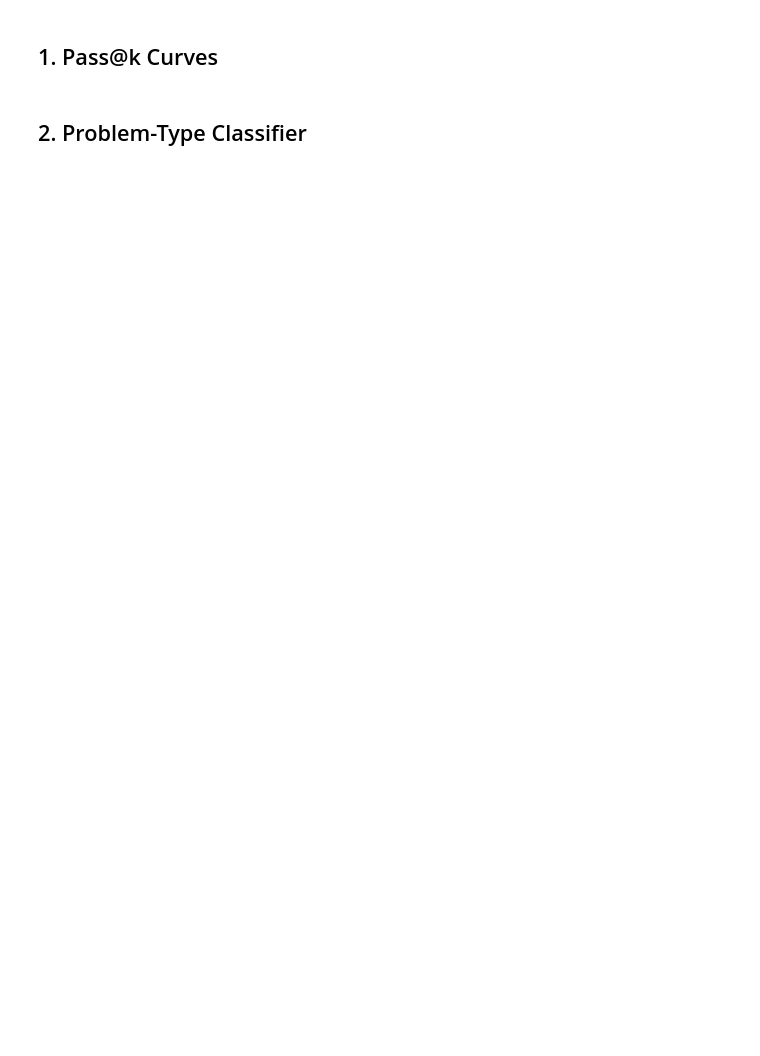
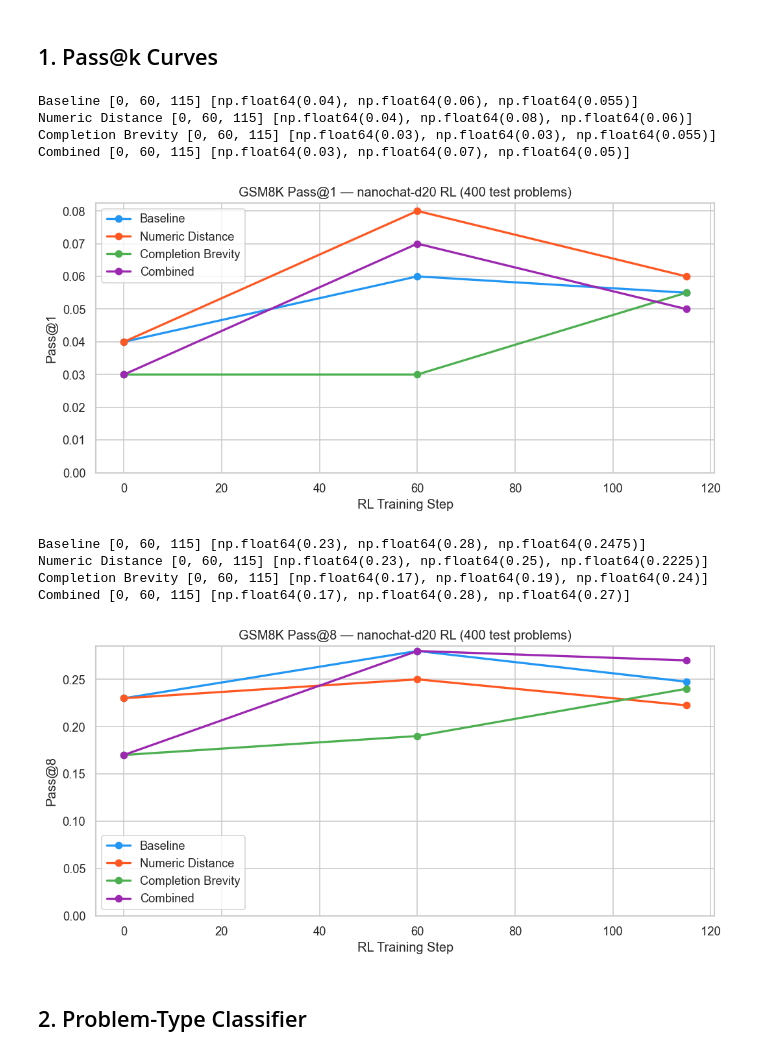
Before and after one commit to YoyoLiuuu/nanochat, a Jupyter notebook: analysis.ipynb, the cells around one changed output. Drawn from its saved outputs; the diff is of its cells as text; code cells hidden in the pictures; blank space fills up the shorter version.

Commit message:
eval data and curves

```diff
--- a/analysis.ipynb
+++ b/analysis.ipynb
@@ -33,11 +33,15 @@ RUNS = {
     'Baseline':           'rl-gsm8k-nanochat-d20',
     'Numeric Distance':   'rl-gsm8k-nanochat-d20-numeric_distance',
     'Completion Brevity': 'rl-gsm8k-nanochat-d20-completion_brevity',
+    'Combined':           'rl-gsm8k-nanochat-d20-combined',
 }
 
 COLORS = {
     'Baseline':           '#2196F3',
     'Numeric Distance':   '#FF5722',
     'Completion Brevity': '#4CAF50',
+    'Combined':           '#9C27B0',
     'Karpathy':           '#9C27B0',
 }
+
+print(EVAL_LOG_DIR)
@@ -98,36 +116,48 @@ df.head(2)
 # Replace these with your actual digitised values if you have them.
 KARPATHY_STEPS  = [0, 60, 120, 180, 240, 300, 360, 420, 480, 540, 600, 650]
 KARPATHY_PASS1  = [0.04, 0.08, 0.12, 0.16, 0.19, 0.22, 0.24, 0.26, 0.27, 0.28, 0.29, 0.30]
 KARPATHY_PASS8  = [0.12, 0.22, 0.30, 0.36, 0.41, 0.44, 0.47, 0.49, 0.51, 0.52, 0.53, 0.54]
 
 def passk_curve(df_run: pd.DataFrame, k: int) -> tuple[list, list]:
     """Return (steps, pass@k) for a single run's DataFrame."""
     out_steps, out_vals = [], []
     for step, grp in df_run.groupby('step'):
         # pass@k: for each problem, did any of the first k samples succeed?
         per_problem = grp[grp['sample'] < k].groupby('idx')['is_correct'].any()
         out_steps.append(step)
         out_vals.append(per_problem.mean())
     return out_steps, out_vals
 
 for k in [1, 8]:
     fig, ax = plt.subplots(figsize=(9, 4.5))
     for label, snapshots in runs.items():
         df_run = df[df['run'] == label]
         steps, vals = passk_curve(df_run, k)
+        print(label, steps, vals)
         ax.plot(steps, vals, 'o-', color=COLORS[label], label=label, linewidth=2, markersize=6)
     # Karpathy reference
-    ref_vals = KARPATHY_PASS1 if k == 1 else KARPATHY_PASS8
-    ax.plot(KARPATHY_STEPS, ref_vals, '--', color=COLORS['Karpathy'],
-            label='Karpathy d32 (reference)', linewidth=1.5, alpha=0.7)
+    #ref_vals = KARPATHY_PASS1 if k == 1 else KARPATHY_PASS8
+    #ax.plot(KARPATHY_STEPS, ref_vals, '--', color=COLORS['Karpathy'],
+    #        label='Karpathy d32 (reference)', linewidth=1.5, alpha=0.7)
     ax.set_xlabel('RL Training Step')
     ax.set_ylabel(f'Pass@{k}')
     ax.set_title(f'GSM8K Pass@{k} — nanochat-d20 RL (400 test problems)')
     ax.legend()
     ax.set_ylim(0, None)
     plt.tight_layout()
     plt.savefig(f'passk_{k}_curve.png', bbox_inches='tight')
     plt.show()
+# %% [output]
+Baseline [0, 60, 115] [np.float64(0.04), np.float64(0.06), np.float64(0.055)]
+Numeric Distance [0, 60, 115] [np.float64(0.04), np.float64(0.08), np.float64(0.06)]
+Completion Brevity [0, 60, 115] [np.float64(0.03), np.float64(0.03), np.float64(0.055)]
+Combined [0, 60, 115] [np.float64(0.03), np.float64(0.07), np.float64(0.05)]
+[figure, added]
+Baseline [0, 60, 115] [np.float64(0.23), np.float64(0.28), np.float64(0.2475)]
+Numeric Distance [0, 60, 115] [np.float64(0.23), np.float64(0.25), np.float64(0.2225)]
+Completion Brevity [0, 60, 115] [np.float64(0.17), np.float64(0.19), np.float64(0.24)]
+Combined [0, 60, 115] [np.float64(0.17), np.float64(0.28), np.float64(0.27)]
+[figure, added]
 # %% [markdown]
 ## 2. Problem-Type Classifier
 # %%
```
Also changed, not shown: parts of 13 cells of this notebook, 24 other files.
